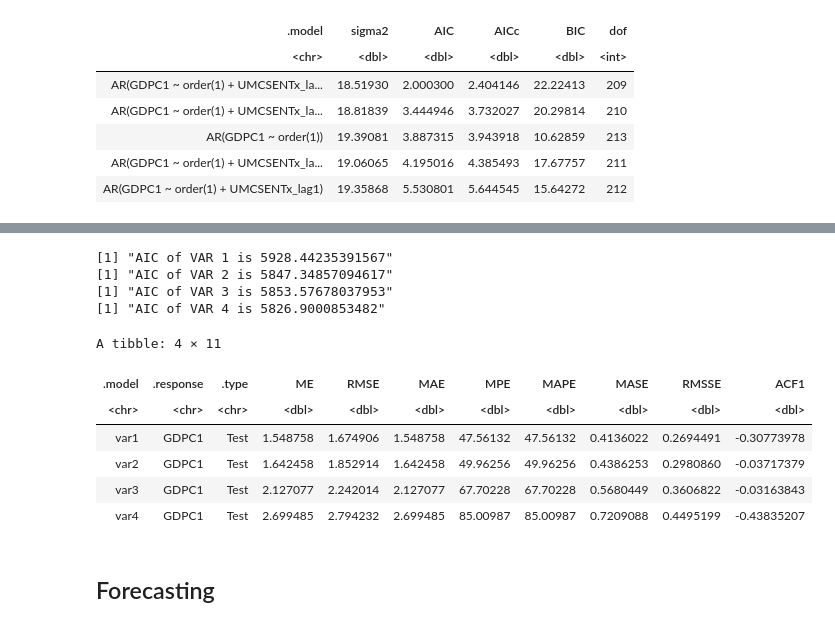
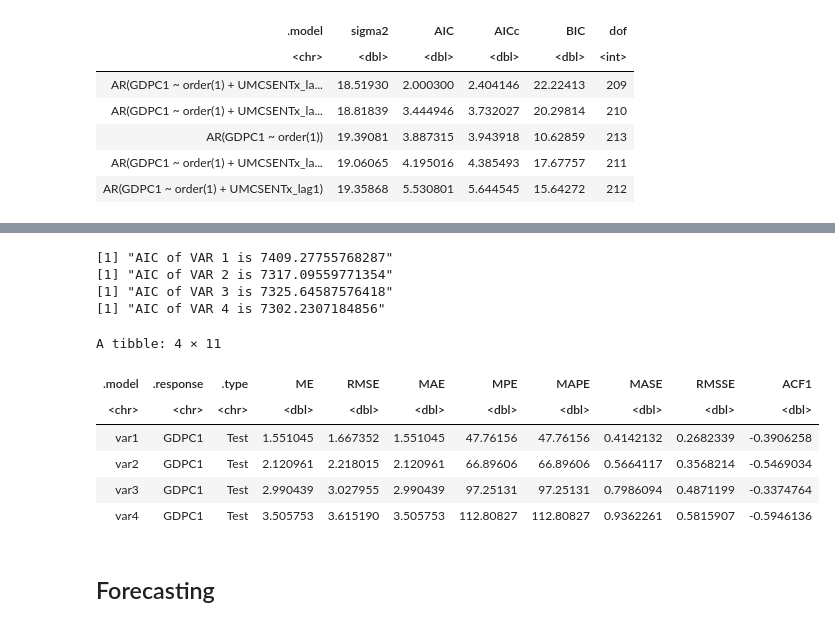
Before and after one commit to jack-gin/databustersteam33, a Jupyter notebook: NUS_DSESC_DATABUSTERS_33.ipynb, the cells around one changed output, grey strips where cells are left out. Drawn from its saved outputs; the diff is of its cells as text; code cells hidden in the pictures.

```diff
--- a/NUS_DSESC_DATABUSTERS_33.ipynb
+++ b/NUS_DSESC_DATABUSTERS_33.ipynb
@@ -42,16 +42,16 @@ Loading required package: fabletools
 data = read.csv("https://raw.githubusercontent.com/dsesc-acads/Databusters/refs/heads/main/Quarterly%20Data.csv")
 data = data[-c(1:38),]
 data <- data %>%
-  dplyr::select('sasdate', "GDPC1", 'GS10TB3Mx', 'CLAIMSx', 'ANDENOx', 'UMCSENTx') %>%
+  dplyr::select('sasdate', "GDPC1", 'GS10TB3Mx', 'CLAIMSx', 'ANDENOx', 'UMCSENTx', 'HOUST') %>%
   mutate(sasdate = yearquarter(sasdate))
-transformed <- fred_transform(data[,-1], type=c('fred_qd'), codes=c(5,1,5,5,2))
+transformed <- fred_transform(data[,-1], type=c('fred_qd'), codes=c(5,1,5,5,2,5))
 transformed <- cbind(data$sasdate[-1], transformed) %>%
   rename(date = 'data$sasdate[-1]') %>%
   mutate(GDPC1 = 4 * GDPC1) %>%
   as_tsibble(index=date)
 
 transformed <- transformed %>%
-  mutate(across(c(GS10TB3Mx, CLAIMSx, ANDENOx, UMCSENTx, GDPC1),
+  mutate(across(c(GS10TB3Mx, CLAIMSx, ANDENOx, UMCSENTx, GDPC1, HOUST),
                  list(lag1 = ~ lag(., 1), lag2 = ~ lag(., 2),lag3 = ~ lag(., 3), lag4 = ~ lag(., 4)),
                  .names = "{col}_{fn}"))
 
@@ -202,32 +209,32 @@ A tibble: 1 × 10
 # %%
 var <- transformed[1:215,] %>%
-  model(var1 = VAR(vars(GDPC1, CLAIMSx, UMCSENTx, GS10TB3Mx, ANDENOx) ~ AR(1)),
-        var2 = VAR(vars(GDPC1, CLAIMSx, UMCSENTx, GS10TB3Mx, ANDENOx) ~ AR(2)),
-        var3 = VAR(vars(GDPC1, CLAIMSx, UMCSENTx, GS10TB3Mx, ANDENOx) ~ AR(3)),
-        var4 = VAR(vars(GDPC1, CLAIMSx, UMCSENTx, GS10TB3Mx, ANDENOx) ~ AR(4)))
+  model(var1 = VAR(vars(GDPC1, CLAIMSx, UMCSENTx, GS10TB3Mx, ANDENOx, HOUST) ~ AR(1)),
+        var2 = VAR(vars(GDPC1, CLAIMSx, UMCSENTx, GS10TB3Mx, ANDENOx, HOUST) ~ AR(2)),
+        var3 = VAR(vars(GDPC1, CLAIMSx, UMCSENTx, GS10TB3Mx, ANDENOx, HOUST) ~ AR(3)),
+        var4 = VAR(vars(GDPC1, CLAIMSx, UMCSENTx, GS10TB3Mx, ANDENOx, HOUST) ~ AR(4)))
 
 
 for (i in 1:4){
    print(sprintf("AIC of VAR %s is %s", i, var[[i]][[1]][["fit"]][["fit"]][["AIC"]]))
 }
 
 var %>%
   fabletools::forecast(new_data=transformed[216:219,]) %>%
   accuracy(transformed) %>%
   filter(.response == 'GDPC1') %>%
   arrange(RMSE)
 # %% [output]
-[1] "AIC of VAR 1 is 5928.44235391567"
-[1] "AIC of VAR 2 is 5847.34857094617"
-[1] "AIC of VAR 3 is 5853.57678037953"
-[1] "AIC of VAR 4 is 5826.9000853482"
+[1] "AIC of VAR 1 is 7409.27755768287"
+[1] "AIC of VAR 2 is 7317.09559771354"
+[1] "AIC of VAR 3 is 7325.64587576418"
+[1] "AIC of VAR 4 is 7302.2307184856"
 A tibble: 4 × 11
 | .model | .response | .type | ME | RMSE | MAE | MPE | MAPE | MASE | RMSSE | ACF1 |
 | <chr> | <chr> | <chr> | <dbl> | <dbl> | <dbl> | <dbl> | <dbl> | <dbl> | <dbl> | <dbl> |
-| var1 | GDPC1 | Test | 1.548758 | 1.674906 | 1.548758 | 47.56132 | 47.56132 | 0.4136022 | 0.2694491 | -0.30773978 |
-| var2 | GDPC1 | Test | 1.642458 | 1.852914 | 1.642458 | 49.96256 | 49.96256 | 0.4386253 | 0.2980860 | -0.03717379 |
-| var3 | GDPC1 | Test | 2.127077 | 2.242014 | 2.127077 | 67.70228 | 67.70228 | 0.5680449 | 0.3606822 | -0.03163843 |
-| var4 | GDPC1 | Test | 2.699485 | 2.794232 | 2.699485 | 85.00987 | 85.00987 | 0.7209088 | 0.4495199 | -0.43835207 |
+| var1 | GDPC1 | Test | 1.551045 | 1.667352 | 1.551045 | 47.76156 | 47.76156 | 0.4142132 | 0.2682339 | -0.3906258 |
+| var2 | GDPC1 | Test | 2.120961 | 2.218015 | 2.120961 | 66.89606 | 66.89606 | 0.5664117 | 0.3568214 | -0.5469034 |
+| var3 | GDPC1 | Test | 2.990439 | 3.027955 | 2.990439 | 97.25131 | 97.25131 | 0.7986094 | 0.4871199 | -0.3374764 |
+| var4 | GDPC1 | Test | 3.505753 | 3.615190 | 3.505753 | 112.80827 | 112.80827 | 0.9362261 | 0.5815907 | -0.5946136 |
 # %% [markdown]
 ## Forecasting
 # %%
```
Also changed, not shown: parts of 8 cells of this notebook.
